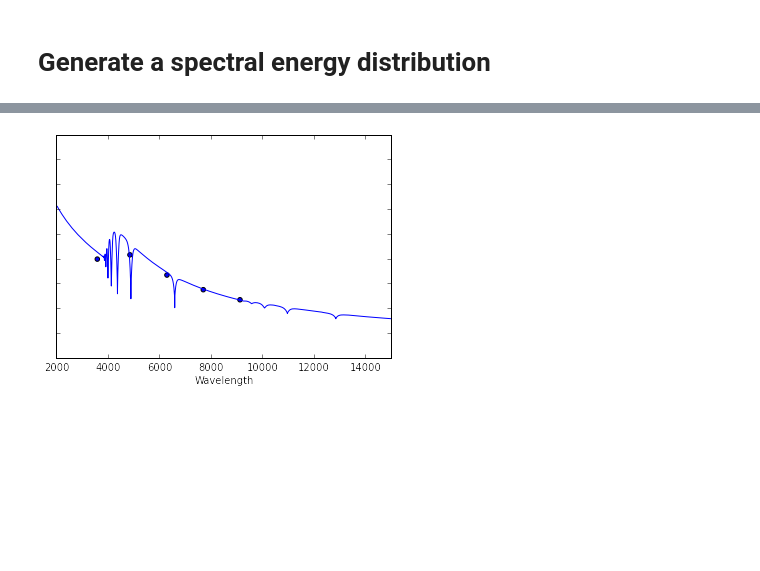
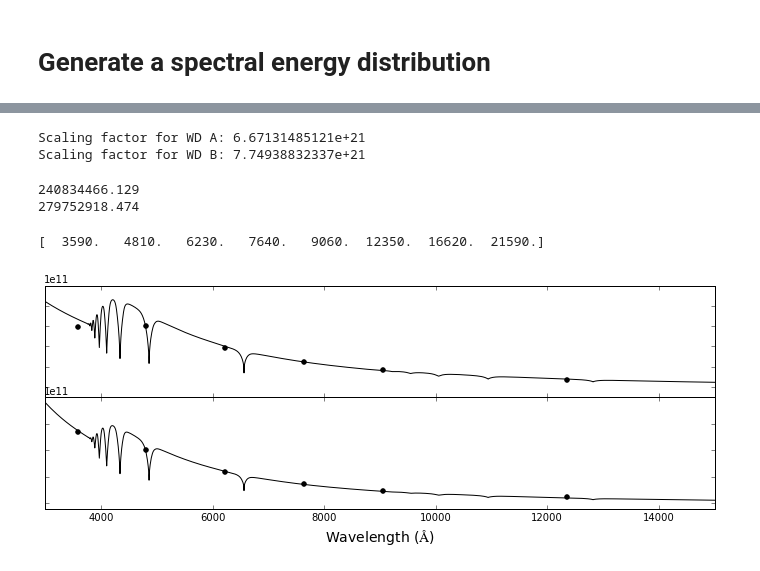
Before and after one commit to astroJeff/HS2220, a Jupyter notebook: notebook/Spectral Energy Distribution.ipynb, the cells around one changed output, grey strips where cells are left out. Drawn from its saved outputs; the diff is of its cells as text; code cells hidden in the pictures; blank space fills up the shorter version.

```diff
--- a/notebook/Spectral Energy Distribution.ipynb
+++ b/notebook/Spectral Energy Distribution.ipynb
@@ -69,14 +47,0 @@ B_lum = np.array([lum_u, lum_g, lum_r, lum_i, lum_z])
-# %%
-plt.plot(SED_B["wavelength"], SED_B["luminosity"])
-
-plt.scatter(filter_l, B_lum)
-
-
-plt.xlim(2000.0, 15000.0)
-
-plt.xlabel("Wavelength")
-plt.tick_params(axis='y', labelleft='off')
-
-plt.savefig("../figures/SED_HS2220B.pdf")
-# %% [output]
-[figure, removed]
@@ -82,0 +73,53 @@ plt.savefig("../figures/SED_HS2220B.pdf")
+# %%
+lum_i_A = np.mean(SED_A["flux"][np.where(np.abs(SED_A["wavelength"] - filter_l[3])<filter_dl[3]/2.0)])
+factor_A = lum_i_A / flux_A[3]
+print "Scaling factor for WD A:", factor_A
+
+lum_i_B = np.mean(SED_B["flux"][np.where(np.abs(SED_B["wavelength"] - filter_l[3])<filter_dl[3]/2.0)])
+factor_B = lum_i_B / flux_B[3]
+print "Scaling factor for WD B:", factor_B
+# %% [output]
+Scaling factor for WD A: 6.67131485121e+21
+Scaling factor for WD B: 7.74938832337e+21
+# %%
+print factor_A * 3.61e-14
+print factor_B * 3.61e-14
+# %% [output]
+240834466.129
+279752918.474
+# %%
+print wavelengths # in Angstroms
+# %% [output]
+[  3590.   4810.   6230.   7640.   9060.  12350.  16620.  21590.]
+# %%
+plt.figure(figsize=(12,4))
+
+
+plt.subplot(2,1,1)
+plt.plot(SED_A["wavelength"], SED_A["flux"], color='k')
+plt.scatter(wavelengths, flux_A * factor_A, color='k')
+#plt.scatter(filter_l, A_lum)
+plt.tick_params(axis='x', labelbottom='off')
+plt.tick_params(axis='y', labelleft='off')
+plt.xlim(3000.0, 15000.0)
+plt.ylim(-1.0e10,1.0e11)
+#plt.text(12000, 1.0e-4, "HS 2220+2146A", fontsize=14)
+
+
+plt.subplot(2,1,2)
+plt.rc('xtick', labelsize=14)
+plt.plot(SED_B["wavelength"], SED_B["flux"], color='k')
+plt.scatter(wavelengths, flux_B * factor_B, color='k')
+#plt.scatter(filter_l, B_lum)
+plt.xlim(3000.0, 15000.0)
+plt.xlabel(r"Wavelength ($\AA$)", size=14)
+plt.tick_params(axis='y', labelleft='off')
+plt.ylim(-1.0e10, 2.0e11)
+#plt.text(12000, 1.8e-4, "HS 2220+2146B", fontsize=14)
+
+plt.subplots_adjust(hspace=0)
+
+plt.show()
+#plt.savefig("../figures/SED.pdf", bbox_inches='tight')
+# %% [output]
+[figure, added]
```
Also changed, not shown: parts of 10 cells of this notebook, 5 other files.
